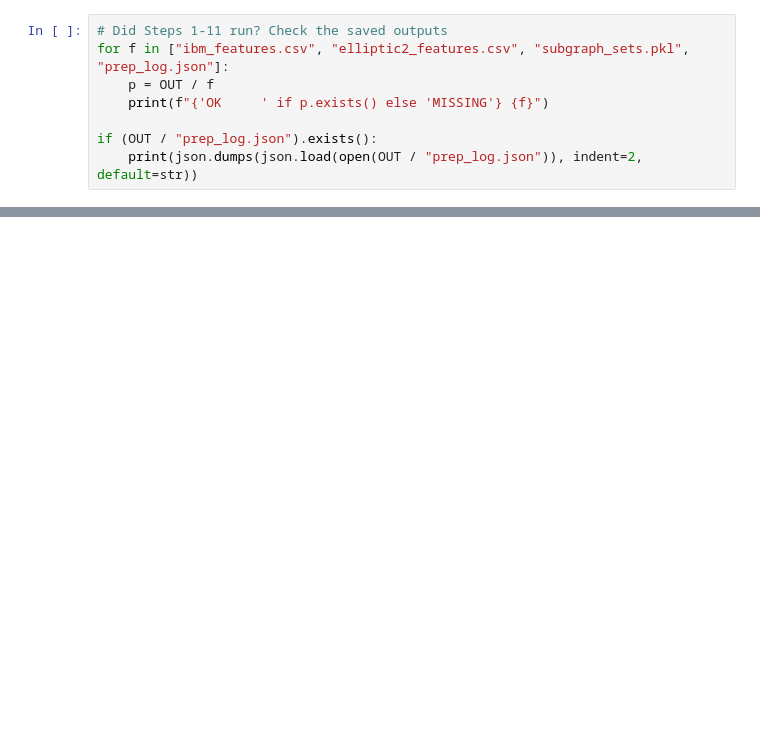
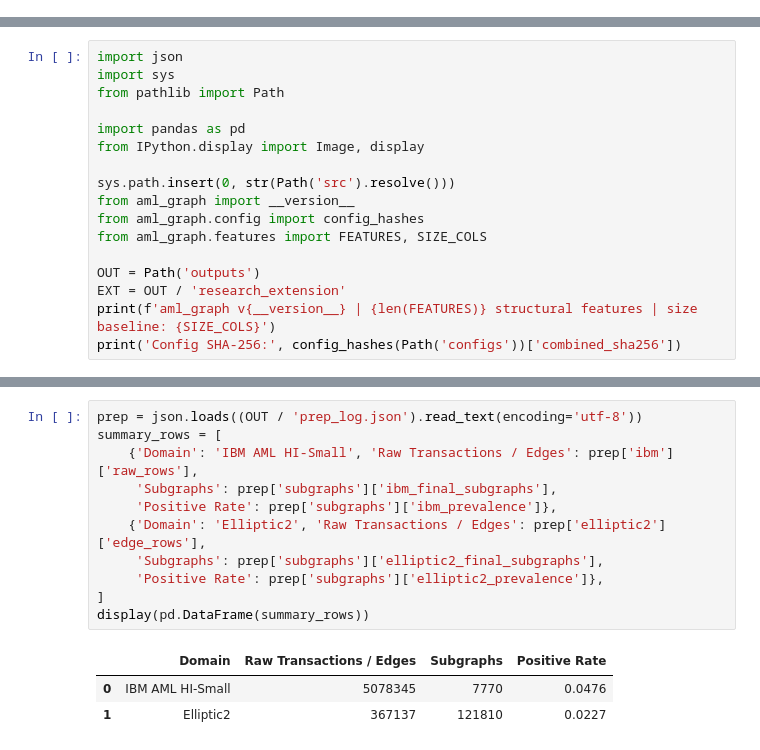
Before and after one commit to IliaJakha/bank-account-fraud-risk-scoring, a Jupyter notebook: AML_Graph_Structure_Transfer.ipynb, the cells around one changed output, grey strips where cells are left out. Saved outputs shown, nothing was run; the diff lists cells and outputs as text; blank space fills up the shorter version.

```diff
--- a/AML_Graph_Structure_Transfer.ipynb
+++ b/AML_Graph_Structure_Transfer.ipynb
@@ -860,8 +0,0 @@ Mean feature values by dataset and class:
-# %%
-# Did Steps 1-11 run? Check the saved outputs
-for f in ["ibm_features.csv", "elliptic2_features.csv", "subgraph_sets.pkl", "prep_log.json"]:
-    p = OUT / f
-    print(f"{'OK     ' if p.exists() else 'MISSING'} {f}")
-
-if (OUT / "prep_log.json").exists():
-    print(json.dumps(json.load(open(OUT / "prep_log.json")), indent=2, default=str))
@@ -2922,0 +9,17 @@ Core results are in `outputs/`; research-extension tables and figures are in `ou
+# %%
+import json
+import sys
+from pathlib import Path
+
+import pandas as pd
+from IPython.display import Image, display
+
+sys.path.insert(0, str(Path('src').resolve()))
+from aml_graph import __version__
+from aml_graph.config import config_hashes
+from aml_graph.features import FEATURES, SIZE_COLS
+
+OUT = Path('outputs')
+EXT = OUT / 'research_extension'
+print(f'aml_graph v{__version__} | {len(FEATURES)} structural features | size baseline: {SIZE_COLS}')
+print('Config SHA-256:', config_hashes(Path('configs'))['combined_sha256'])
@@ -2922,0 +33,15 @@ Core results are in `outputs/`; research-extension tables and figures are in `ou
+# %%
+prep = json.loads((OUT / 'prep_log.json').read_text(encoding='utf-8'))
+summary_rows = [
+    {'Domain': 'IBM AML HI-Small', 'Raw Transactions / Edges': prep['ibm']['raw_rows'],
+     'Subgraphs': prep['subgraphs']['ibm_final_subgraphs'],
+     'Positive Rate': prep['subgraphs']['ibm_prevalence']},
+    {'Domain': 'Elliptic2', 'Raw Transactions / Edges': prep['elliptic2']['edge_rows'],
+     'Subgraphs': prep['subgraphs']['elliptic2_final_subgraphs'],
+     'Positive Rate': prep['subgraphs']['elliptic2_prevalence']},
+]
+display(pd.DataFrame(summary_rows))
+# %% [output]
+|  | Domain | Raw Transactions / Edges | Subgraphs | Positive Rate |
+| 0 | IBM AML HI-Small | 5078345 | 7770 | 0.0476 |
+| 1 | Elliptic2 | 367137 | 121810 | 0.0227 |
```
Also changed, not shown: parts of 91 cells of this notebook, 1 other file.
